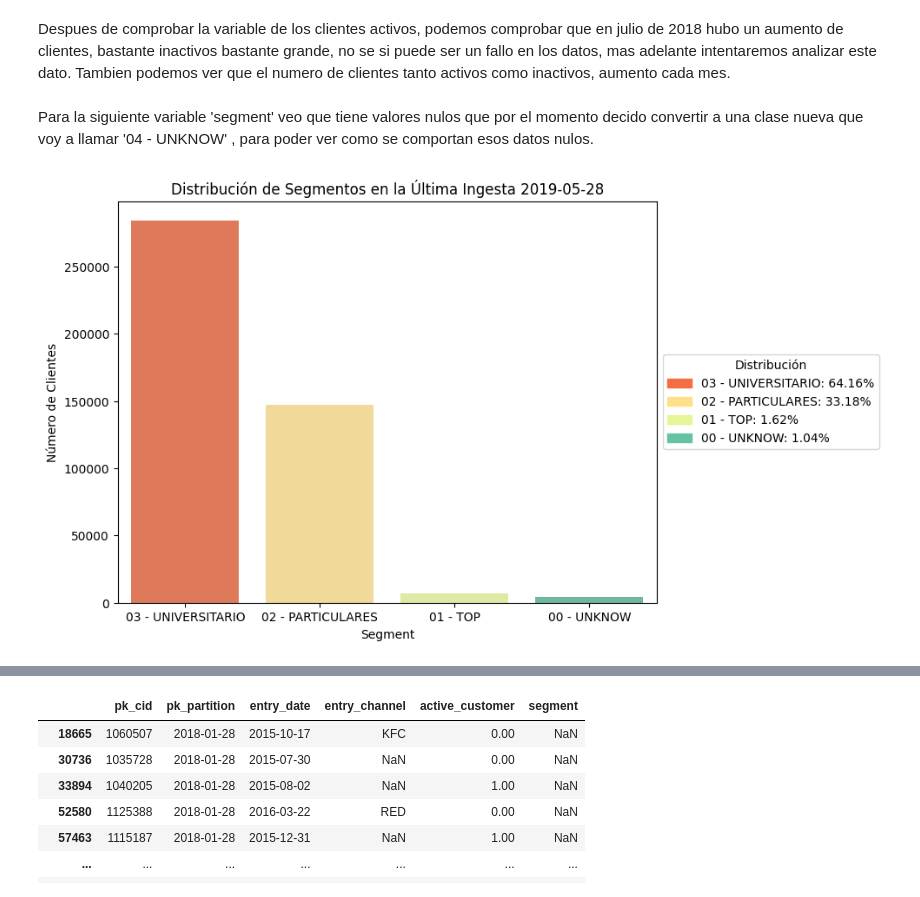
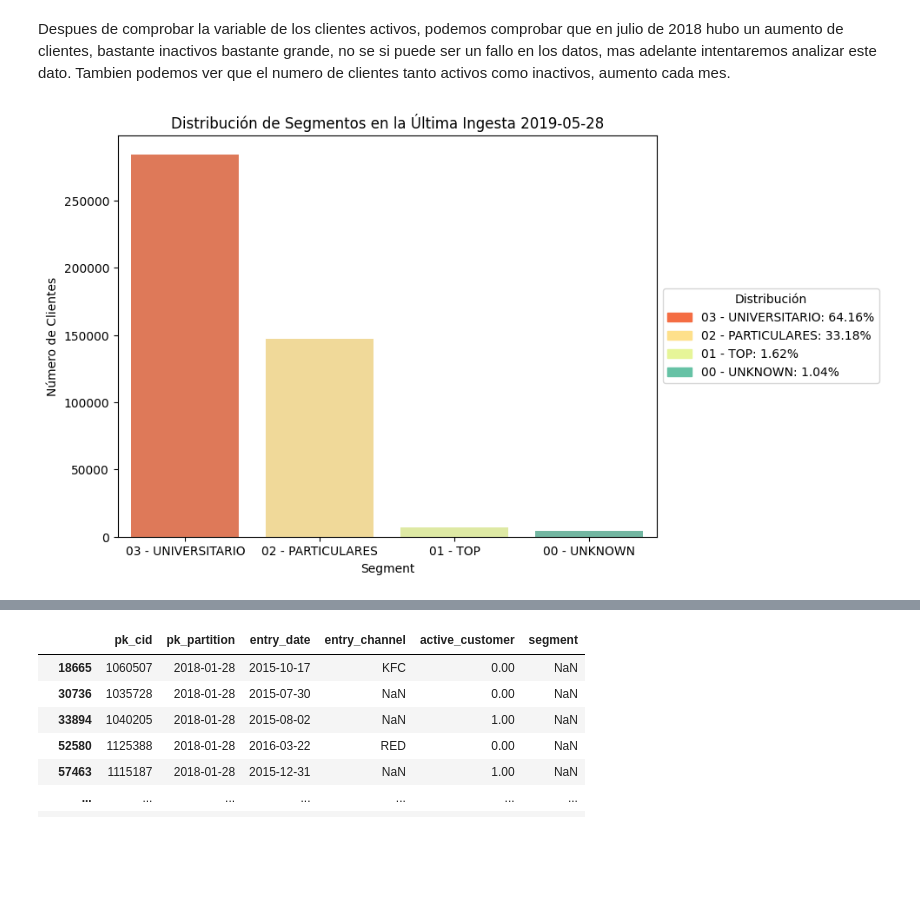
Before and after one commit to jascicz/easy_money_Project, a Jupyter notebook: david-Proyecto.ipynb, the cells around one changed output, grey strips where cells are left out. Cells and saved outputs as stored; diff of their text form; code cells hidden in the pictures; blank space fills up the shorter version.

Commit message:
imagen

```diff
--- a/david-Proyecto.ipynb
+++ b/david-Proyecto.ipynb
@@ -221,2 +231,9 @@ styled_df_c
+# %%
+# Cambiar el tipo de dato de las columnas
+
+df_c['pk_cid'] = df_c['pk_cid'].astype('object')
+df_c['pk_partition'] = pd.to_datetime(df_c['pk_partition'], format='%Y-%m-%d')
+df_c['entry_date'] = pd.to_datetime(df_c['entry_date'], format='%Y-%m-%d', errors='coerce')
+df_c['active_customer'] = df_c['active_customer'].astype('int64')
 # %%
 # Filtrar para obtener la primera observación de cada cliente
@@ -271,2 +311,9 @@ Como podemos comprobar, la variable 'entry_channel' tiene muchos valores unicos,
+# %%
+# Convertir nulos de la columna 'segment' a '00 - UNKNOWN'
+df_c['segment'] = df_c['segment'].fillna('00 - UNKNOWN')
+# %%
+# Filtrar el DataFrame para obtener solo los datos de la última ingesta
+latest_date = '2019-05-28'
+df_filtered_last = df_c[df_c['pk_partition'] == latest_date]
 # %%
 
@@ -326,5 +369,3 @@ df_c['pk_cid'].nunique()
 456373
 # %% [markdown]
 Despues de comprobar la variable de los clientes activos, podemos comprobar que en julio de 2018 hubo un aumento de clientes, bastante inactivos bastante grande, no se si puede ser un fallo en los datos, mas adelante intentaremos analizar este dato. Tambien podemos ver que el numero de clientes tanto activos como inactivos, aumento cada mes.
-# %% [markdown]
-Para la siguiente variable 'segment' veo que tiene valores nulos que por el momento decido convertir a una clase nueva que voy a llamar '04 - UNKNOW' , para poder ver como se comportan esos datos nulos.
@@ -333,37 +372,31 @@ df_c['segment'] = df_c['segment'].fillna('00 - UNKNOW')
 # %%
-# Filtrar para obtener la última ingesta de cada pk_cid
-latest_date = '2019-05-28'
-df_latest = df_c[df_c['pk_partition'] == latest_date]
-
-# Obtener la última observación para cada pk_cid
-df_last_observation = df_latest.drop_duplicates(subset='pk_cid', keep='last')
 
 # Contar la distribución de valores en 'segment'
-segment_counts = df_last_observation['segment'].value_counts().reset_index()
+segment_counts = df_filtered_last['segment'].value_counts().reset_index()
 segment_counts.columns = ['segment', 'count']
 
 # Calcular el porcentaje de cada valor
 total_segments = segment_counts['count'].sum()
 segment_counts['percentage'] = (segment_counts['count'] / total_segments) * 100
 
 # Crear la paleta de colores
 palette = sns.color_palette('Spectral', n_colors=len(segment_counts))
 
 # Crear el gráfico de barras para la distribución de segment
 plt.figure(figsize=(8, 6))
 barplot = sns.barplot(x='segment', y='count',hue='segment', data=segment_counts, palette=palette)
 
 # Añadir etiquetas y título
 plt.xlabel('Segment')
 plt.ylabel('Número de Clientes')
 plt.title('Distribución de Segmentos en la Última Ingesta 2019-05-28')
 
 # Crear la leyenda con porcentaje
 handles = [mpatches.Patch(color=palette[i], label=f"{segment_counts['segment'].iloc[i]}: {segment_counts['percentage'].iloc[i]:.2f}%") for i in range(len(segment_counts))]
 plt.legend(handles=handles, title='Distribución', loc='center left', bbox_to_anchor=(1, 0.5))
 
 plt.xticks(rotation=0,)
 plt.show()
 # %% [output]
-[figure, old version]
+[figure, new version]
 # %%
```
Also changed, not shown: parts of 9 cells of this notebook, 1 other file.
